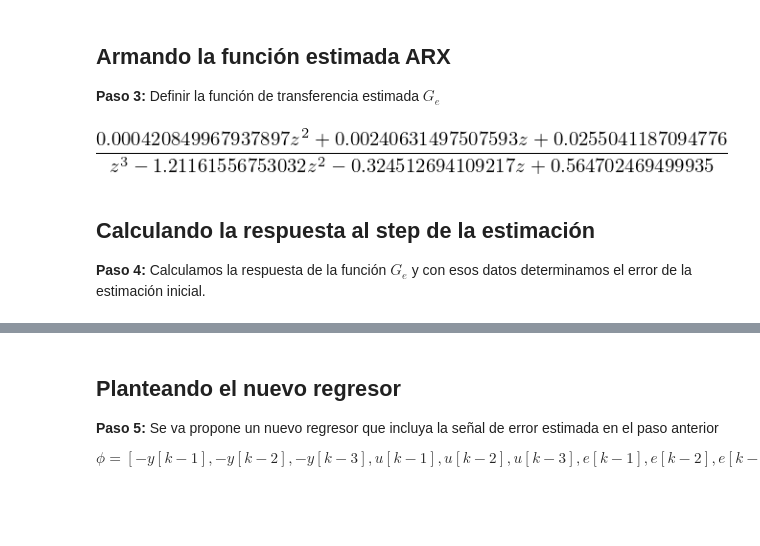
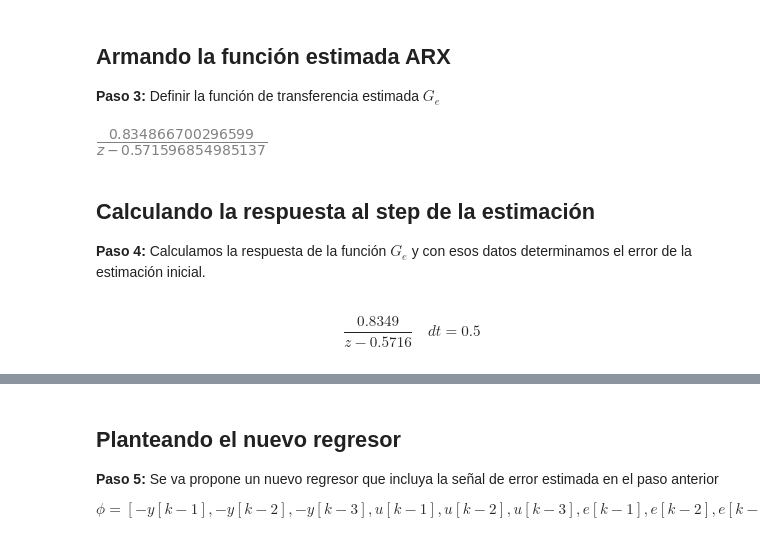
Before and after one commit to jairocuellar/System_identification, a Jupyter notebook: class_10_01.ipynb, the cells around one changed output, grey strips where cells are left out. Drawn from its saved outputs; the diff is of its cells as text; code cells hidden in the pictures; blank space fills up the shorter version.

```diff
--- a/class_10_01.ipynb
+++ b/class_10_01.ipynb
@@ -26,7 +30,7 @@ Dada una señal de entrada y salida (archivo class_09.csv), obtenga el modelo es
 
 **Paso 1: Lectura de los datos**
 # %%
-datos = pd.read_csv ('data\clase_09.csv')
+datos = pd.read_csv ('data\exercise_05.csv')
 t = datos.t
 yn = datos.yn
 N = len(t)
@@ -65,7 +69,7 @@ for k in range(3,N):
     u_3[k]=u[k-3]
 
 ## Creación del vector phi
-phi = np.array([-y_1,-y_2,-y_3,u_1,u_2,u_3]).transpose()
+phi = np.array([-y_1,u_1]).transpose()
 
 # Parámetro para la regularización de los minimos cuadrados (entre 0 y 1)
 # Garantiza que la matriz (phi^T*phi)^-1 exista y se pueda estimar
@@ -135,26 +99,28 @@ $$\frac{0.000401 z^2 + 0.001544 z + 0.0003721}{z^3 - 2.836 z^2 + 2.699 z - 0.860
 # %%
 ## Definir el modelo ARX    y(t) = G(z)u(t) + H(z)e(t)
 ## G = B/A,    H = 1/A
 z = sym.symbols('z', complex=True)
 
 ## Construir los polinomios A(z) y B(z)
-A = 1 + theta[0]*z**-1 + theta[1]*z**-2 + theta[2]*z**-3
-B =  theta[3]*z**-1 +theta[4]*z**-2+theta[5]*z**-3
+A = 1 + theta[0]*z**-1
+B =  theta[1]*z**-1
 
 ## Calcular la función de transferencia G y H en simbólica
 G = B/A
 G = G.simplify()
 
 G
 # %% [output]
-[figure, old version]
+[figure, new version]
 # %% [markdown]
 ## Calculando la respuesta al step de la estimación
 
 **Paso 4:** Calculamos la respuesta de la función $G_e$ y con esos datos determinamos el error de la estimación inicial.
 # %%
-G_e = control.tf([theta[3],theta[4],theta[5]],[1,theta[0],theta[1],theta[2]],dt)
+G_e = control.tf([theta[1]],[1,theta[0]],dt)
 G_e
+# %% [output]
+$$\frac{0.8349}{z - 0.5716}\quad dt = 0.5$$
 # %%
 ## Definiendo la función de transferencia estimada ARX
 _,ye = control.step_response(G_e,t)
```
Also changed, not shown: parts of 12 cells of this notebook, 4 other files.
